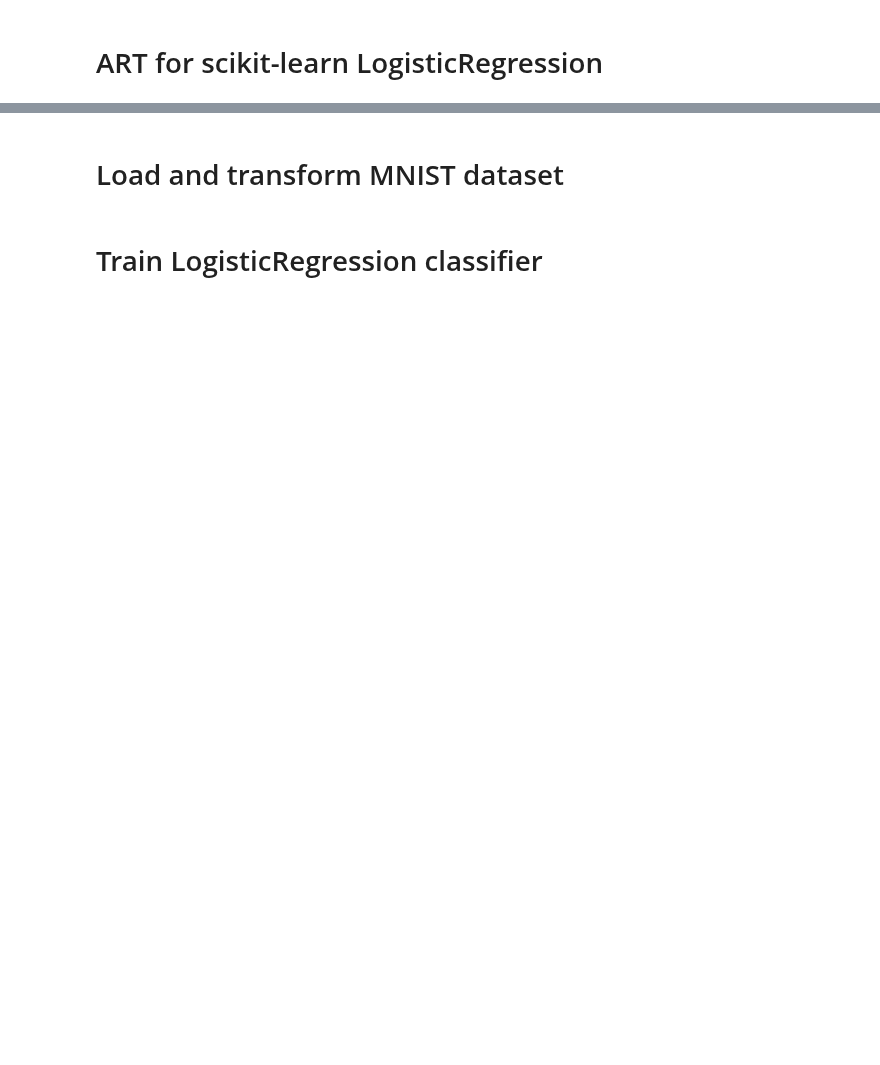
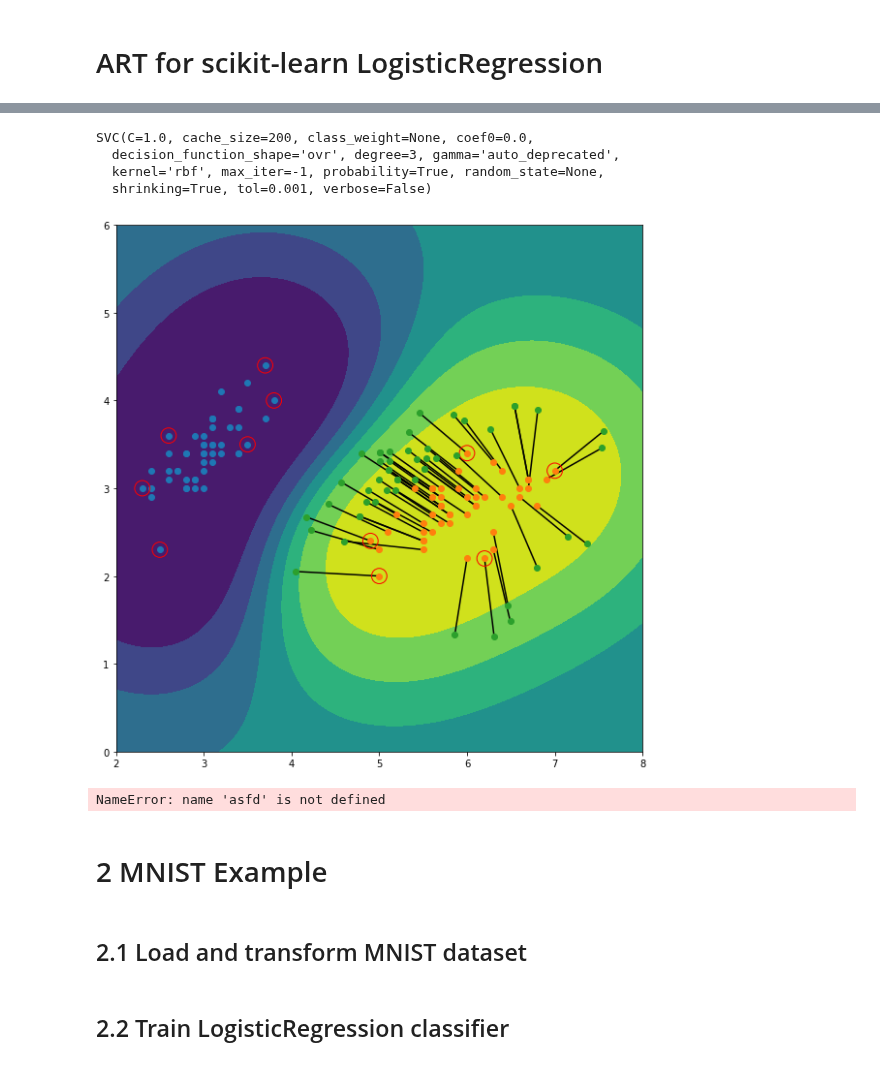
Before and after one commit to Trusted-AI/adversarial-robustness-toolbox, a Jupyter notebook: notebooks/sklearn_svm_svc.ipynb, the cells around one changed output, grey strips where cells are left out. Cells and saved outputs as stored; diff of their text form; code cells hidden in the pictures; blank space fills up the shorter version.

```diff
--- a/notebooks/sklearn_svm_svc.ipynb
+++ b/notebooks/sklearn_svm_svc.ipynb
@@ -11,0 +24,3 @@ from art.utils import load_mnist
+# %%
+skl_svc = SVC(C=1.0, kernel='rbf', degree=3, gamma='auto_deprecated', coef0=0.0, shrinking=True, probability=False, tol=0.001, cache_size=200, class_weight=None, verbose=False, max_iter=-1, decision_function_shape='ovr', random_state=None)
+skl_svc.fit(X=x_train, y=y_train)
@@ -11,0 +32,4 @@ from art.utils import load_mnist
+# %%
+art_svc = SklearnSVC(clip_values=(-100, 100), model=skl_svc)
+pgd = ProjectedGradientDescent(classifier=art_svc, norm=1, eps=1.0, eps_step=0.01, max_iter=200, targeted=False, num_random_init=0, batch_size=128)
+x_train_adv = pgd.generate(x_train)
@@ -12,5 +80,27 @@ from art.utils import load_mnist
+# %%
+skl_svc = SVC(C=1.0, kernel='rbf', degree=3, gamma='auto_deprecated', coef0=0.0, shrinking=True, probability=True, tol=0.001, cache_size=200, class_weight=None, verbose=False, max_iter=-1, decision_function_shape='ovr', random_state=None)
+skl_svc.fit(X=x_train, y=y_train)
+# %% [output]
+SVC(C=1.0, cache_size=200, class_weight=None, coef0=0.0,
+  decision_function_shape='ovr', degree=3, gamma='auto_deprecated',
+  kernel='rbf', max_iter=-1, probability=True, random_state=None,
+  shrinking=True, tol=0.001, verbose=False)
+# %%
+art_svc = SklearnSVC(clip_values=(-100, 100), model=skl_svc)
+pgd = ProjectedGradientDescent(classifier=art_svc, norm=1, eps=1.0, eps_step=0.01, max_iter=200, targeted=False, num_random_init=0, batch_size=128)
+x_train_adv = pgd.generate(x_train)
+# %%
+plot_svm(skl_svc, x_train, y_train, x_train_adv)
+# %% [output]
+[figure, added]
+# %%
+asfd
+# %% [output]
+NameError: name 'asfd' is not defined
+# %% [markdown]
+# 2 MNIST Example
 # %% [markdown]
-# Load and transform MNIST dataset
+## 2.1 Load and transform MNIST dataset
 # %%
 (x_train, y_train), (x_test, y_test), min_, max_ = load_mnist()
 
@@ -31,5 +121,5 @@ y_train = y_train[0:n_samples_max]
 x_test = x_test[0:n_samples_max]
 y_test = y_test[0:n_samples_max]
 # %% [markdown]
-# Train LogisticRegression classifier
+## 2.2 Train LogisticRegression classifier
 # %%
```
Also changed, not shown: parts of 16 cells of this notebook, 1 other file.
